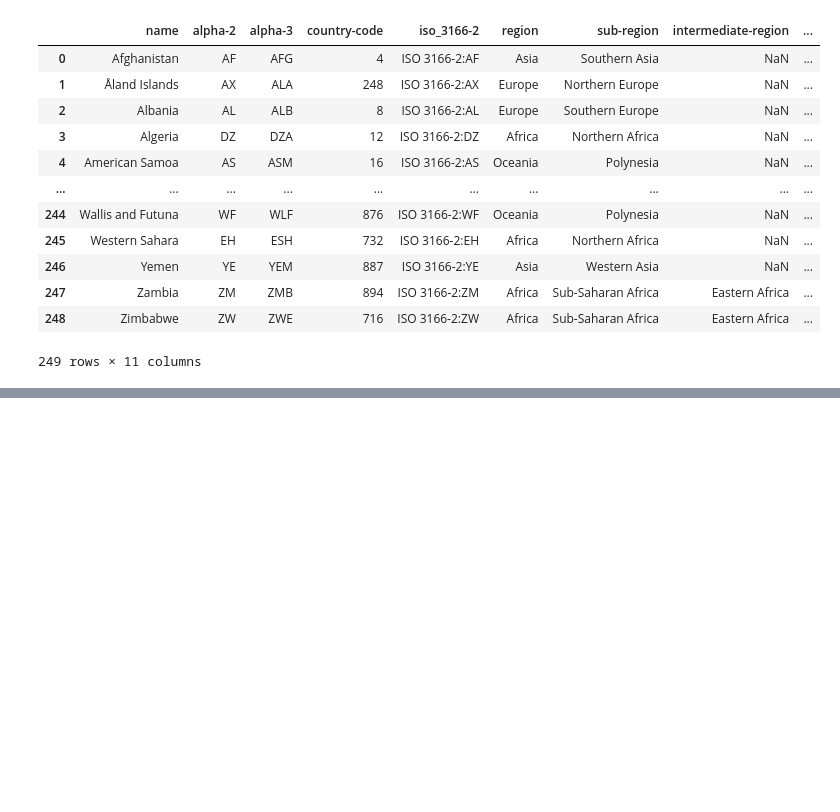
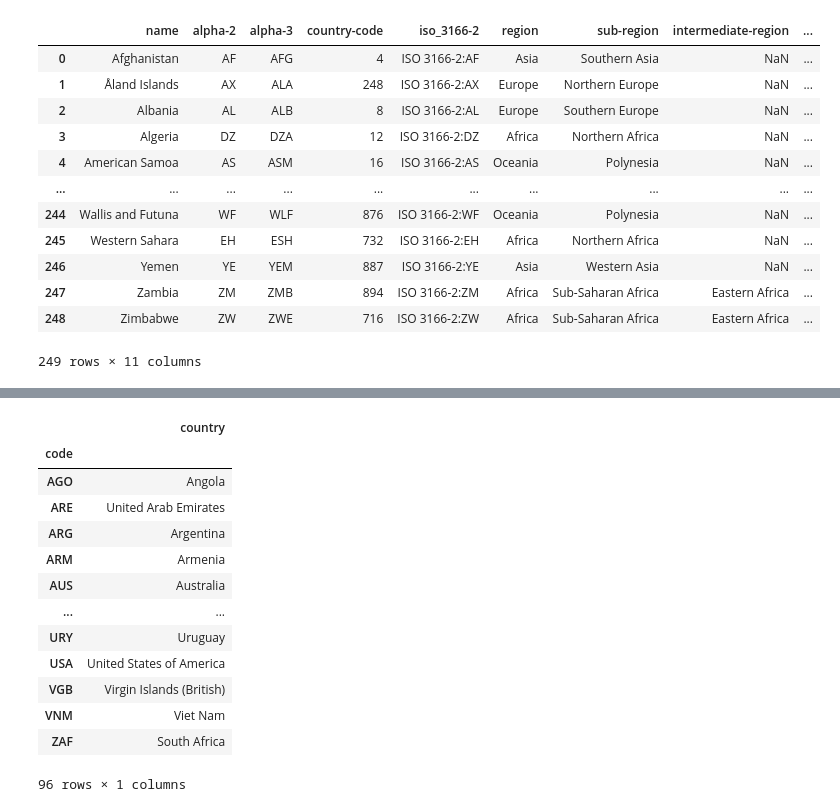
Before and after one commit to da8ah/UTPL-MobileAppDataVisualizer, a Jupyter notebook: main.ipynb, the cells around one changed output, grey strips where cells are left out. Drawn from its saved outputs; the diff is of its cells as text; code cells hidden in the pictures; blank space fills up the shorter version.

```diff
--- a/main.ipynb
+++ b/main.ipynb
@@ -187,0 +172,29 @@ if len(countryCodes['name'][countryCodes['alpha-3']==code]) > 0]
+# %%
+codesAndNames = [[code,countryCodes['name'][countryCodes['alpha-3']==code].item()]
+for code in df_formated['geographicCoverage'].sort_values().drop_duplicates().values
+if len(countryCodes['name'][countryCodes['alpha-3']==code]) > 0]
+# %%
+#[tupla for tupla in zip(*codesAndNames)]
+names = np.transpose(codesAndNames)
+# %%
+names = pd.DataFrame({
+    'code':names[0,:],
+    'country':names[1,:]
+}).set_index('code')
+# %%
+names
+# %% [output]
+|  | country |
+| code |  |
+| AGO | Angola |
+| ARE | United Arab Emirates |
+| ARG | Argentina |
+| ARM | Armenia |
+| AUS | Australia |
+| ... | ... |
+| URY | Uruguay |
+| USA | United States of America |
+| VGB | Virgin Islands (British) |
+| VNM | Viet Nam |
+| ZAF | South Africa |
+96 rows × 1 columns
```
Also changed, not shown: parts of 9 cells of this notebook, 5 other files.
